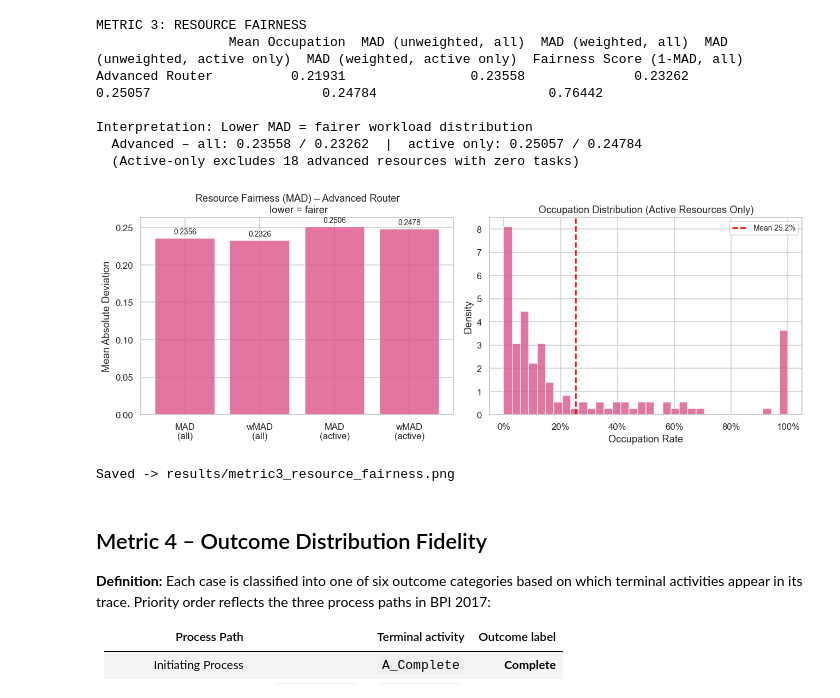
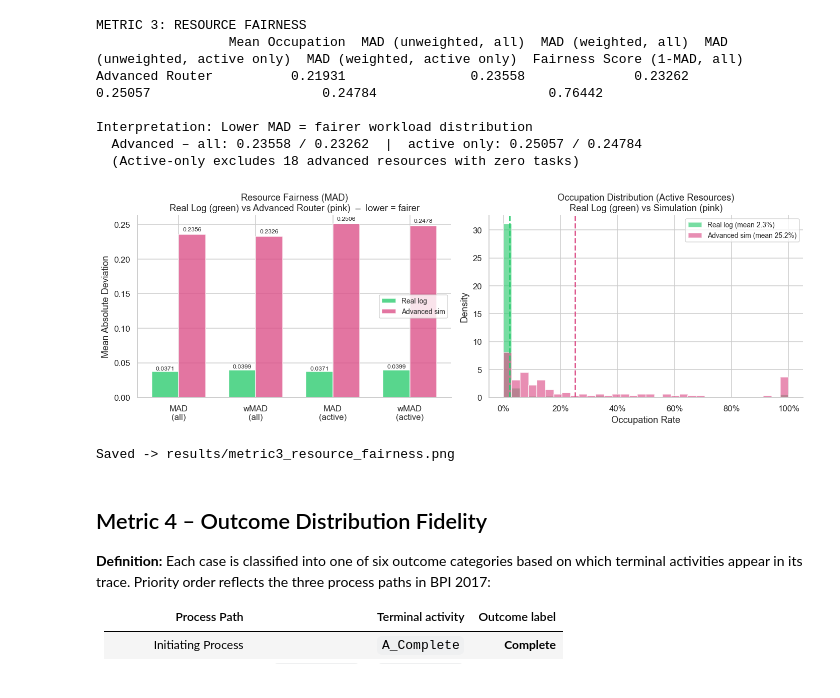
Before and after one commit to mbrieg/bppso-groupwork, a Jupyter notebook: simulation_evaluation/evaluation.ipynb, the cells around one changed output. Saved outputs shown, nothing was run; the diff lists cells and outputs as text; code cells hidden in the pictures.

```diff
--- a/simulation_evaluation/evaluation.ipynb
+++ b/simulation_evaluation/evaluation.ipynb
@@ -632,37 +643,52 @@ Interpretation: Lower MAD = fairer workload distribution
   Advanced – all: 0.23558 / 0.23262  |  active only: 0.25057 / 0.24784
   (Active-only excludes 18 advanced resources with zero tasks)
 # %%
-fig, axes = plt.subplots(1, 2, figsize=(12, 4.5))
+fig, axes = plt.subplots(1, 2, figsize=(13, 4.5))
 
-# Left: MAD comparison (all vs active-only, unweighted vs weighted)
+# Left: MAD comparison – Real (green) vs Advanced (pink), all variants
 ax = axes[0]
-labels  = ['MAD\n(all)', 'wMAD\n(all)', 'MAD\n(active)', 'wMAD\n(active)']
-values  = [a_mad, a_wmad, a_mad_act, a_wmad_act]
-bars = ax.bar(labels, values, color=COLORS['advanced'], alpha=0.8, edgecolor='white')
-for bar, val in zip(bars, values):
+x = np.arange(4)
+w = 0.35
+labels_mad = ['MAD\n(all)', 'wMAD\n(all)', 'MAD\n(active)', 'wMAD\n(active)']
+real_vals  = [r_mad, r_wmad, r_mad, r_wmad]
+adv_vals   = [a_mad, a_wmad, a_mad_act, a_wmad_act]
+bars_r = ax.bar(x - w/2, real_vals, w, color=REAL_COLOR,         alpha=0.8, label='Real log')
+bars_a = ax.bar(x + w/2, adv_vals,  w, color=COLORS['advanced'], alpha=0.8, label='Advanced sim')
+for bar, val in zip(bars_r, real_vals):
     ax.text(bar.get_x() + bar.get_width() / 2, bar.get_height() * 1.015,
-            f'{val:.4f}', ha='center', va='bottom', fontsize=9)
+            f'{val:.4f}', ha='center', va='bottom', fontsize=8)
+for bar, val in zip(bars_a, adv_vals):
+    ax.text(bar.get_x() + bar.get_width() / 2, bar.get_height() * 1.015,
+            f'{val:.4f}', ha='center', va='bottom', fontsize=8)
+ax.set_xticks(x)
+ax.set_xticklabels(labels_mad)
 ax.set_ylabel('Mean Absolute Deviation')
-ax.set_title('Resource Fairness (MAD) – Advanced Router\n lower = fairer')
+ax.set_title('Resource Fairness (MAD)\nReal Log (green) vs Advanced Router (pink)  –  lower = fairer')
+ax.legend(fontsize=9)
+ax.spines['top'].set_visible(False); ax.spines['right'].set_visible(False)
 
-# Right: occupation distribution of active resources only
+# Right: occupation distribution – Real (green) vs Advanced active (pink)
 ax2 = axes[1]
 bins = np.linspace(0, 1, 35)
-ax2.hist(a_occ_active['occupation'], bins=bins, color=COLORS['advanced'], alpha=0.8, density=True)
-ax2.axvline(a_occ_active['occupation'].mean(), color='red', linestyle='--', lw=1.8,
-            label=f"Mean {a_occ_active['occupation'].mean()*100:.1f}%")
+ax2.hist(real_occ_period['occupation'], bins=bins, color=REAL_COLOR,         alpha=0.65, density=True,
+         label=f"Real log (mean {r_mean*100:.1f}%)")
+ax2.hist(a_occ_active['occupation'],   bins=bins, color=COLORS['advanced'], alpha=0.65, density=True,
+         label=f"Advanced sim (mean {a_occ_active['occupation'].mean()*100:.1f}%)")
+ax2.axvline(r_mean,                         color=REAL_COLOR,         linestyle='--', lw=1.8)
+ax2.axvline(a_occ_active['occupation'].mean(), color=COLORS['advanced'], linestyle='--', lw=1.8)
 ax2.set_xlabel('Occupation Rate')
 ax2.set_ylabel('Density')
-ax2.set_title('Occupation Distribution (Active Resources Only)')
+ax2.set_title('Occupation Distribution (Active Resources)\nReal Log (green) vs Simulation (pink)')
 ax2.xaxis.set_major_formatter(plt.FuncFormatter(lambda x, _: f'{x:.0%}'))
 ax2.legend(fontsize=9)
+ax2.spines['top'].set_visible(False); ax2.spines['right'].set_visible(False)
 
 plt.tight_layout()
 plt.savefig(RESULTS_DIR / 'metric3_resource_fairness.png', bbox_inches='tight')
 plt.show()
 print('Saved -> results/metric3_resource_fairness.png')
 # %% [output]
-[figure, old version]
+[figure, new version]
 Saved -> results/metric3_resource_fairness.png
 # %% [markdown]
 ## Metric 4 – Outcome Distribution Fidelity
```
Also changed, not shown: parts of 3 cells of this notebook.
